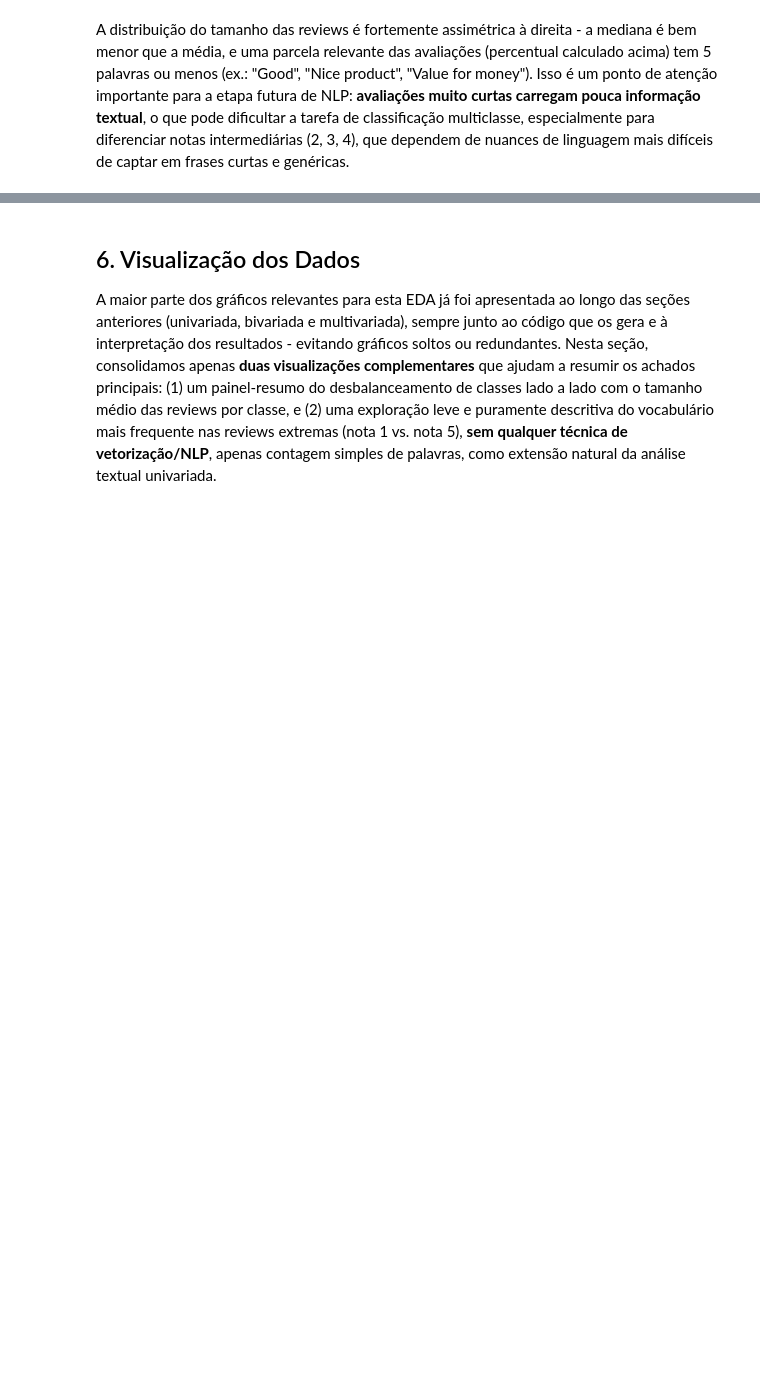
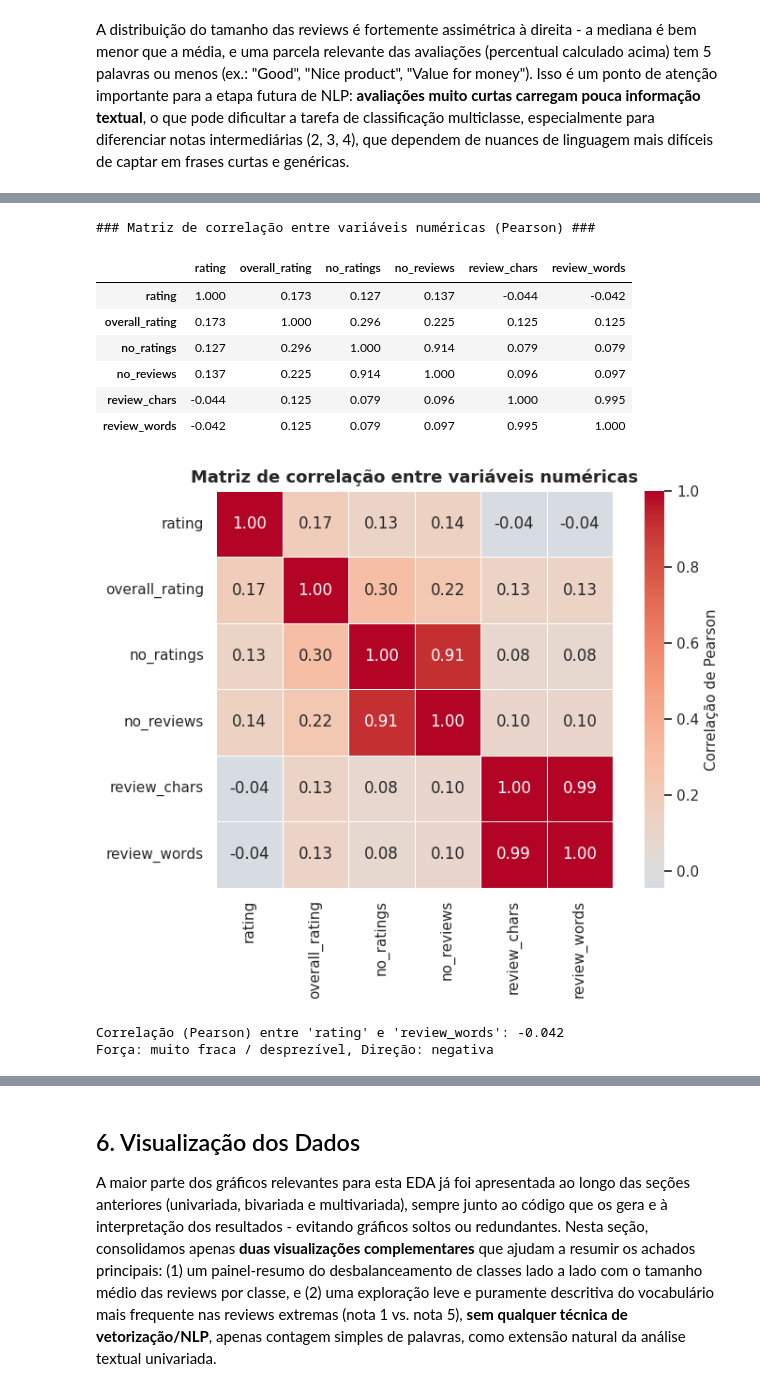
Before and after one commit to Saikonfate/TDE1-IA, a Jupyter notebook: EDA_Análise_de_Revisões_de_Compras.ipynb, the cells around one changed output, grey strips where cells are left out. Saved outputs shown, nothing was run; the diff lists cells and outputs as text; code cells hidden in the pictures; blank space fills up the shorter version.

```diff
--- a/EDA_Análise_de_Revisões_de_Compras.ipynb
+++ b/EDA_Análise_de_Revisões_de_Compras.ipynb
@@ -901,0 +1132,46 @@ curtas e genéricas.
+# %%
+numeric_cols = ["rating", "overall_rating", "no_ratings", "no_reviews", "review_chars", "review_words"]
+existing_numeric_cols = check_columns(df, numeric_cols)
+
+if len(existing_numeric_cols) >= 2:
+    print("### Matriz de correlação entre variáveis numéricas (Pearson) ###")
+    matriz_corr_full = df[existing_numeric_cols].corr(method="pearson")
+    display(matriz_corr_full.round(3))
+
+    fig, ax = plt.subplots(figsize=(8, 6))
+    sns.heatmap(matriz_corr_full, annot=True, fmt=".2f", cmap="coolwarm", center=0, ax=ax,
+                square=True, linewidths=0.5, cbar_kws={"label": "Correlação de Pearson"})
+    ax.set_title("Matriz de correlação entre variáveis numéricas")
+    plt.tight_layout()
+    plt.show()
+
+    if "rating" in existing_numeric_cols and "review_words" in existing_numeric_cols:
+        corr_rating_words = df["rating"].corr(df["review_words"])
+        print(f"\nCorrelação (Pearson) entre 'rating' e 'review_words': {corr_rating_words:.3f}")
+
+        def classificar_forca_correlacao(valor_abs):
+            if valor_abs < 0.10:
+                return "muito fraca / desprezível"
+            elif valor_abs < 0.30:
+                return "fraca"
+            elif valor_abs < 0.50:
+                return "moderada"
+            else:
+                return "forte"
+        forca = classificar_forca_correlacao(abs(corr_rating_words))
+        direcao = "negativa" if corr_rating_words < 0 else "positiva"
+        print(f"Força: {forca}, Direção: {direcao}")
+else:
+    print("Não foi possível calcular a matriz de correlação: menos de duas variáveis numéricas válidas foram encontradas.")
+# %% [output]
+### Matriz de correlação entre variáveis numéricas (Pearson) ###
+|  | rating | overall_rating | no_ratings | no_reviews | review_chars | review_words |
+| rating | 1.000 | 0.173 | 0.127 | 0.137 | -0.044 | -0.042 |
+| overall_rating | 0.173 | 1.000 | 0.296 | 0.225 | 0.125 | 0.125 |
+| no_ratings | 0.127 | 0.296 | 1.000 | 0.914 | 0.079 | 0.079 |
+| no_reviews | 0.137 | 0.225 | 0.914 | 1.000 | 0.096 | 0.097 |
+| review_chars | -0.044 | 0.125 | 0.079 | 0.096 | 1.000 | 0.995 |
+| review_words | -0.042 | 0.125 | 0.079 | 0.097 | 0.995 | 1.000 |
+[figure, added]
+Correlação (Pearson) entre 'rating' e 'review_words': -0.042
+Força: muito fraca / desprezível, Direção: negativa
```
Also changed, not shown: parts of 14 cells of this notebook.
